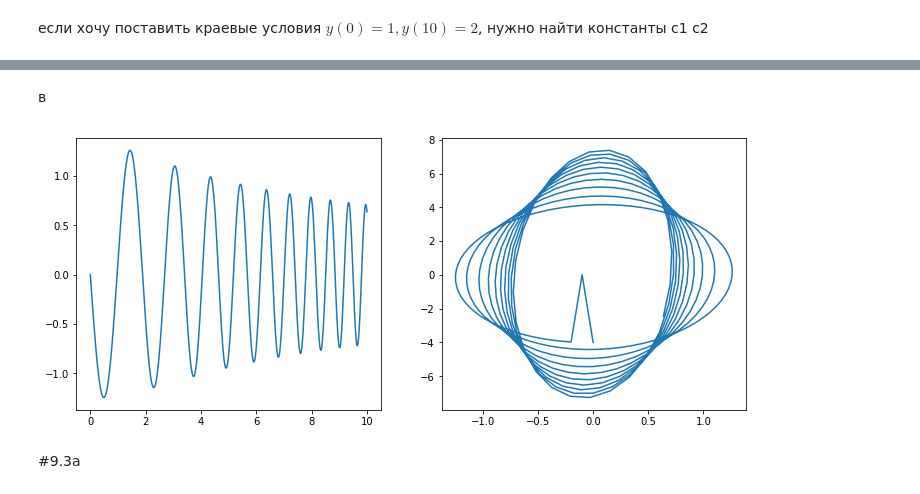
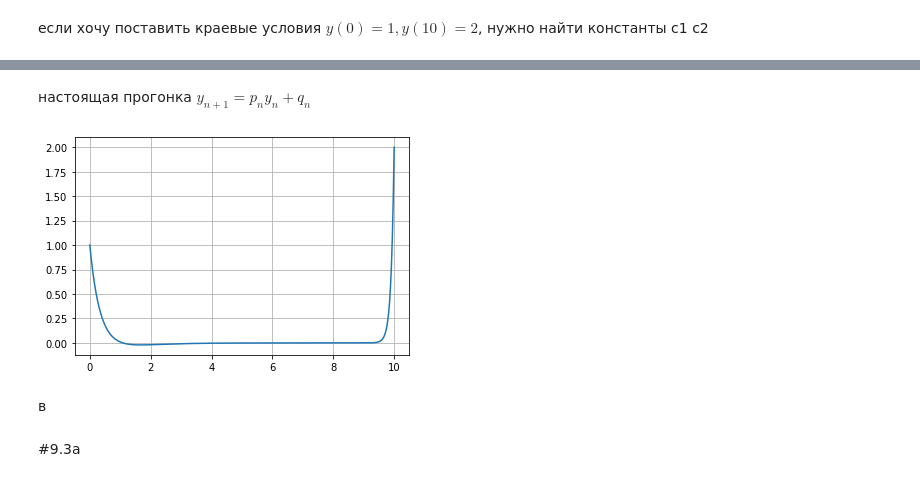
Before and after one commit to mipt-alexa/comp_math, a Jupyter notebook: 11_theme.ipynb, the cells around one changed output, grey strips where cells are left out. Drawn from its saved outputs; the diff is of its cells as text; code cells hidden in the pictures.

```diff
--- a/11_theme.ipynb
+++ b/11_theme.ipynb
@@ -124,2 +131,31 @@ plt.plot(x, y0+c[0]*y1+c[1]*y2)
+# %% [markdown]
+настоящая прогонка $y_{n+1} = p_n y_n + q_n$
+# %%
+def solve_bound(a, b, end = 10, N = 1000):
+    h = end / N
+    x, y = np.linspace(0, end, N), np.linspace(0, end, N)
+    p, q = np.linspace(0, end, N), np.linspace(0, end, N)
+
+    y[0] = a
+    y[N - 1] = b
+    p[0] = 0
+    q[0] = a
+
+    for i in range(1, N):
+        p[i] = 1 / h ** 2 / (10 + x[i - 1] ** 2 + 2 / h**2 - 1 / h ** 2 * p[i - 1])
+        q[i] = (q[i - 1] / h ** 2 - x[i-1] * np.exp(-x[i - 1])) / (10 + x[i - 1] ** 2 + 2 / h**2 - 1 / h ** 2 * p[i - 1])
+
+    for i in range(N - 1, 1, -1):
+        y[i - 1] = p[i - 1] * y[i] + q[i - 1]
+
+
+    plt.plot(x, y)
+
+    return x, y
+
+x, y = solve_bound(1, 2, 10)
+plt.grid()
+# %% [output]
+[figure, added]
 # %% [markdown]
 в
@@ -146,7 +162,3 @@ def calc_y(y0, y1, N = 400, end=10):
-# %%
-calc_y(0, -0.1)
-# %% [output]
-[figure, removed]
 # %% [markdown]
 #9.3a
 # %% [markdown]
```
Also changed, not shown: parts of 6 cells of this notebook.
